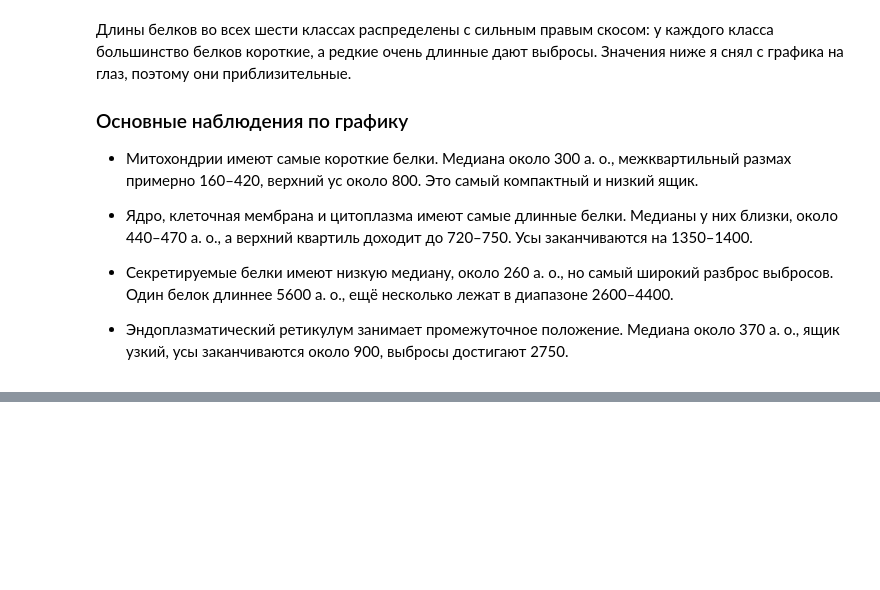
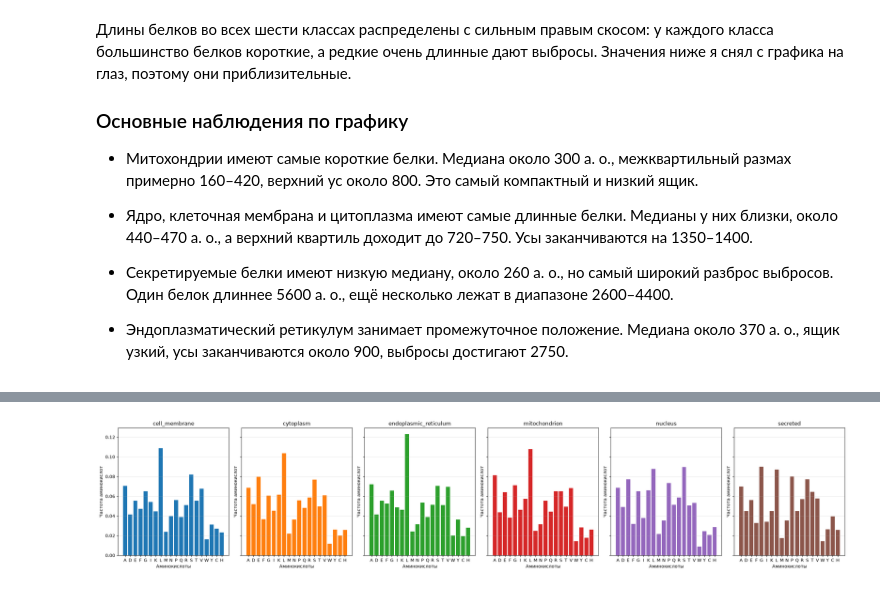
Before and after one commit to EnemyOfDeath7/protein-localization-project, a Jupyter notebook: notebooks/03_eda.ipynb, the cells around one changed output, grey strips where cells are left out. Cells and saved outputs as stored; diff of their text form; code cells hidden in the pictures; blank space fills up the shorter version.

```diff
--- a/notebooks/03_eda.ipynb
+++ b/notebooks/03_eda.ipynb
@@ -209,0 +244,3 @@ plt.show()
+# %%
+freq_label_aa = calc_aminoacids_freq(df)
+freq_label_aa
@@ -209,0 +256,19 @@ plt.show()
+# %%
+fig, axes = plt.subplots(1, 6, figsize=(24, 5), sharey=True)
+
+for i, ax in enumerate(axes.flatten()):
+    ax.bar(freq_label_aa.columns[1:], freq_label_aa.iloc[i, 1:], color=f"C{i}")
+
+    ax.set_title(str(freq_label_aa.iloc[i, 0]))
+    ax.set_xlabel("Аминокислоты")
+    ax.set_ylabel("Частота аминокислот")
+
+    ax.set_xticks(range(len(freq_label_aa.columns[1:])))
+    ax.set_xticklabels(["A", "D", "E", "F", "G", "I", "K", "L", "M", "N", "P", "Q", "R", "S", "T", "V", "W", "Y", "C", "H"])
+
+    ax.grid(axis="y", alpha=0.3)
+
+plt.tight_layout()
+plt.show()
+# %% [output]
+[figure, added]
```
Also changed, not shown: parts of 14 cells of this notebook, 2 other files.
